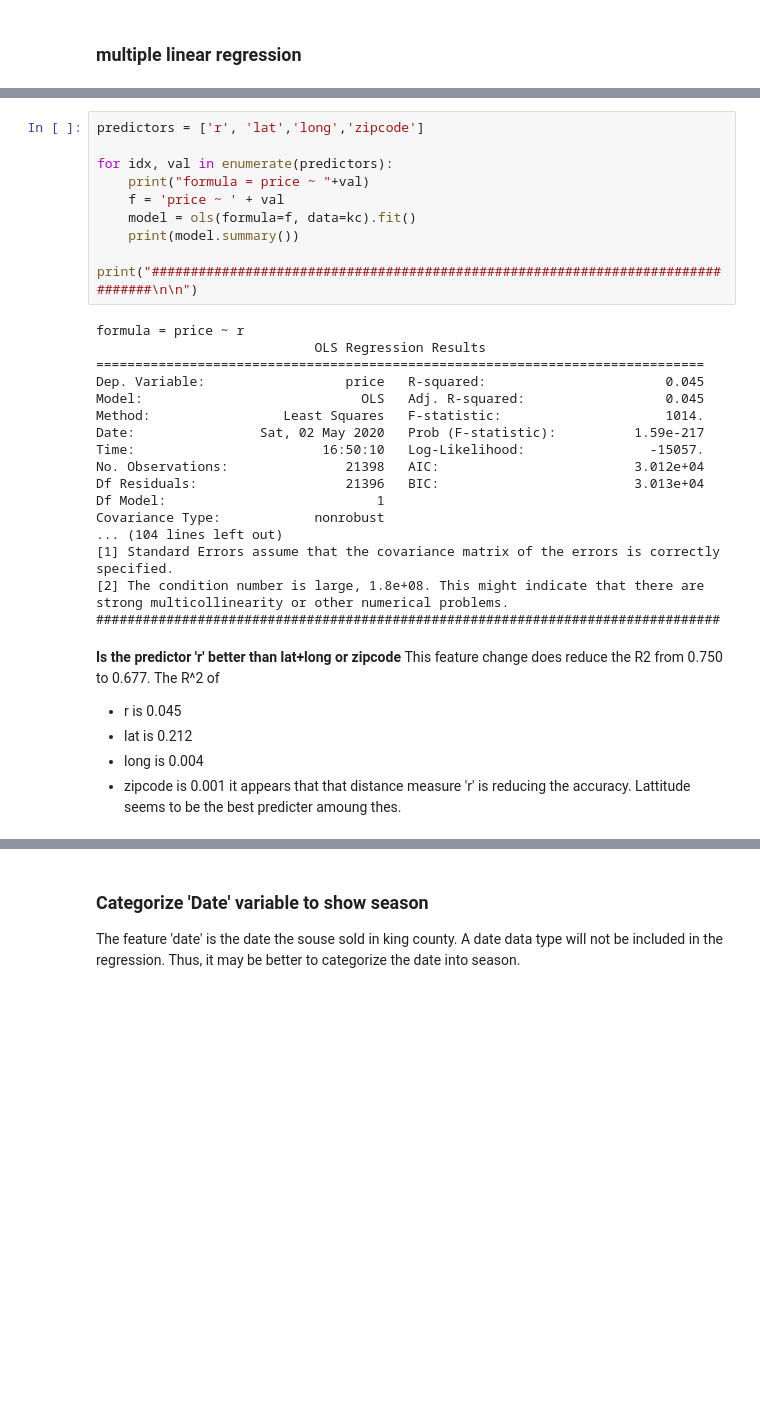
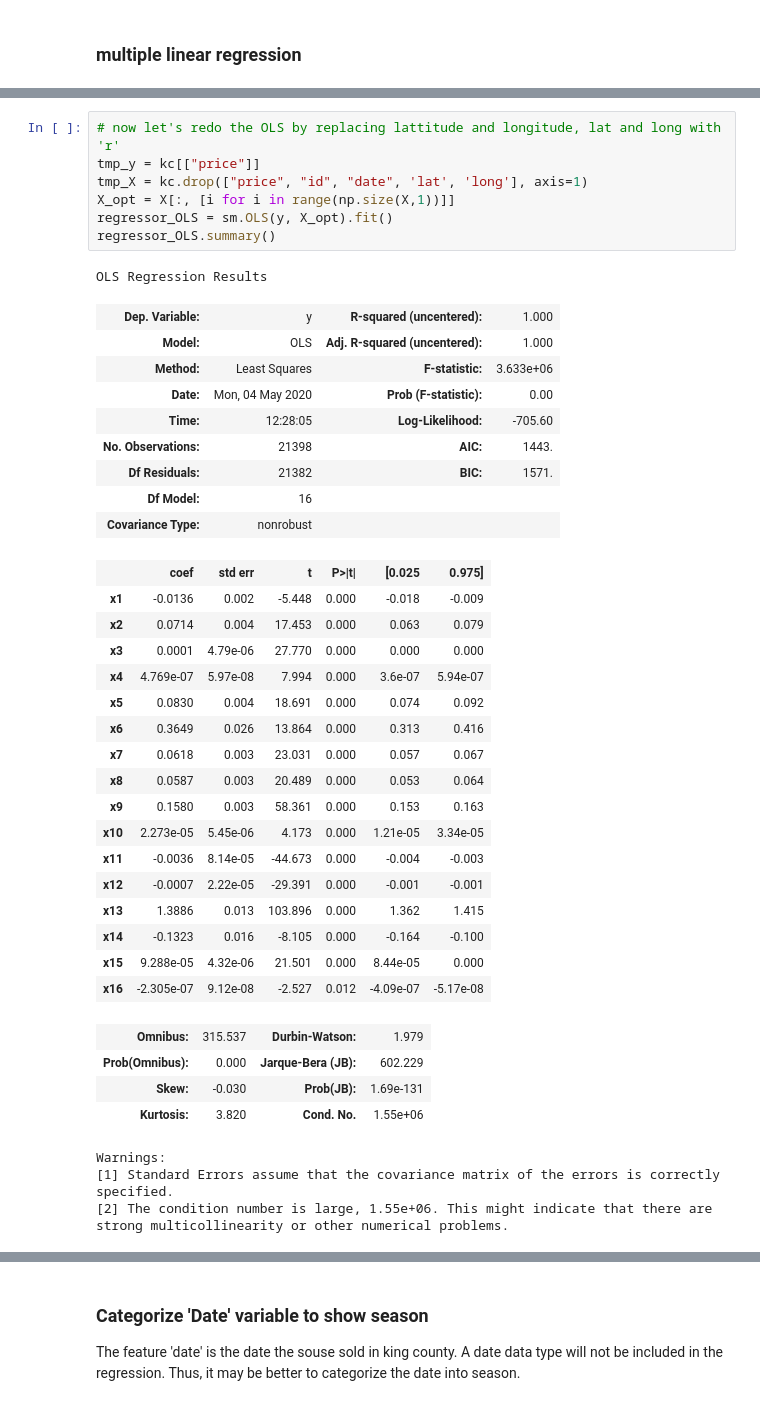
Before and after one commit to GitHub-ccd/Housing_price_regression_model_MOD_2, a Jupyter notebook: modelling.ipynb, the cells around one changed output, grey strips where cells are left out. Drawn from its saved outputs; the diff is of its cells as text; blank space fills up the shorter version.

```diff
--- a/modelling.ipynb
+++ b/modelling.ipynb
@@ -317,35 +320,43 @@ strong multicollinearity or other numerical problems.
-# %%
-predictors = ['r', 'lat','long','zipcode']
-
-for idx, val in enumerate(predictors):
-    print("formula = price ~ "+val)
-    f = 'price ~ ' + val
-    model = ols(formula=f, data=kc).fit()
-    print(model.summary())
-    print("################################################################################\n\n")
-# %% [output]
-formula = price ~ r
-                            OLS Regression Results
-==============================================================================
-Dep. Variable:                  price   R-squared:                       0.045
-Model:                            OLS   Adj. R-squared:                  0.045
-Method:                 Least Squares   F-statistic:                     1014.
-Date:                Sat, 02 May 2020   Prob (F-statistic):          1.59e-217
-Time:                        16:50:10   Log-Likelihood:                -15057.
-No. Observations:               21398   AIC:                         3.012e+04
-Df Residuals:                   21396   BIC:                         3.013e+04
-Df Model:                           1
-Covariance Type:            nonrobust
-... (104 lines left out)
-[1] Standard Errors assume that the covariance matrix of the errors is correctly specified.
-[2] The condition number is large, 1.8e+08. This might indicate that there are
-strong multicollinearity or other numerical problems.
-################################################################################
-# %% [markdown]
-<b> Is the predictor 'r' better than lat+long or zipcode </b>
-This feature change does reduce the R2 from 0.750 to 0.677. The R^2 of
-* r is 0.045
-* lat is 0.212
-* long is 0.004
-* zipcode is 0.001
-it appears that that distance measure 'r' is reducing the accuracy. Lattitude seems to be the best predicter amoung thes.
+# %%
+# now let's redo the OLS by replacing lattitude and longitude, lat and long with 'r'
+tmp_y = kc[["price"]]
+tmp_X = kc.drop(["price", "id", "date", 'lat', 'long'], axis=1)
+X_opt = X[:, [i for i in range(np.size(X,1))]]
+regressor_OLS = sm.OLS(y, X_opt).fit()
+regressor_OLS.summary()
+# %% [output]
+OLS Regression Results
+| Dep. Variable: | y | R-squared (uncentered): | 1.000 |
+| Model: | OLS | Adj. R-squared (uncentered): | 1.000 |
+| Method: | Least Squares | F-statistic: | 3.633e+06 |
+| Date: | Mon, 04 May 2020 | Prob (F-statistic): | 0.00 |
+| Time: | 12:28:05 | Log-Likelihood: | -705.60 |
+| No. Observations: | 21398 | AIC: | 1443. |
+| Df Residuals: | 21382 | BIC: | 1571. |
+| Df Model: | 16 |  |  |
+| Covariance Type: | nonrobust |  |  |
+|  | coef | std err | t | P>|t| | [0.025 | 0.975] |
+| x1 | -0.0136 | 0.002 | -5.448 | 0.000 | -0.018 | -0.009 |
+| x2 | 0.0714 | 0.004 | 17.453 | 0.000 | 0.063 | 0.079 |
+| x3 | 0.0001 | 4.79e-06 | 27.770 | 0.000 | 0.000 | 0.000 |
+| x4 | 4.769e-07 | 5.97e-08 | 7.994 | 0.000 | 3.6e-07 | 5.94e-07 |
+| x5 | 0.0830 | 0.004 | 18.691 | 0.000 | 0.074 | 0.092 |
+| x6 | 0.3649 | 0.026 | 13.864 | 0.000 | 0.313 | 0.416 |
+| x7 | 0.0618 | 0.003 | 23.031 | 0.000 | 0.057 | 0.067 |
+| x8 | 0.0587 | 0.003 | 20.489 | 0.000 | 0.053 | 0.064 |
+| x9 | 0.1580 | 0.003 | 58.361 | 0.000 | 0.153 | 0.163 |
+| x10 | 2.273e-05 | 5.45e-06 | 4.173 | 0.000 | 1.21e-05 | 3.34e-05 |
+| x11 | -0.0036 | 8.14e-05 | -44.673 | 0.000 | -0.004 | -0.003 |
+| x12 | -0.0007 | 2.22e-05 | -29.391 | 0.000 | -0.001 | -0.001 |
+| x13 | 1.3886 | 0.013 | 103.896 | 0.000 | 1.362 | 1.415 |
+| x14 | -0.1323 | 0.016 | -8.105 | 0.000 | -0.164 | -0.100 |
+| x15 | 9.288e-05 | 4.32e-06 | 21.501 | 0.000 | 8.44e-05 | 0.000 |
+| x16 | -2.305e-07 | 9.12e-08 | -2.527 | 0.012 | -4.09e-07 | -5.17e-08 |
+| Omnibus: | 315.537 | Durbin-Watson: | 1.979 |
+| Prob(Omnibus): | 0.000 | Jarque-Bera (JB): | 602.229 |
+| Skew: | -0.030 | Prob(JB): | 1.69e-131 |
+| Kurtosis: | 3.820 | Cond. No. | 1.55e+06 |
+Warnings:
+[1] Standard Errors assume that the covariance matrix of the errors is correctly specified.
+[2] The condition number is large, 1.55e+06. This might indicate that there are
+strong multicollinearity or other numerical problems.
```
Also changed, not shown: parts of 42 cells of this notebook, 4 other files.
